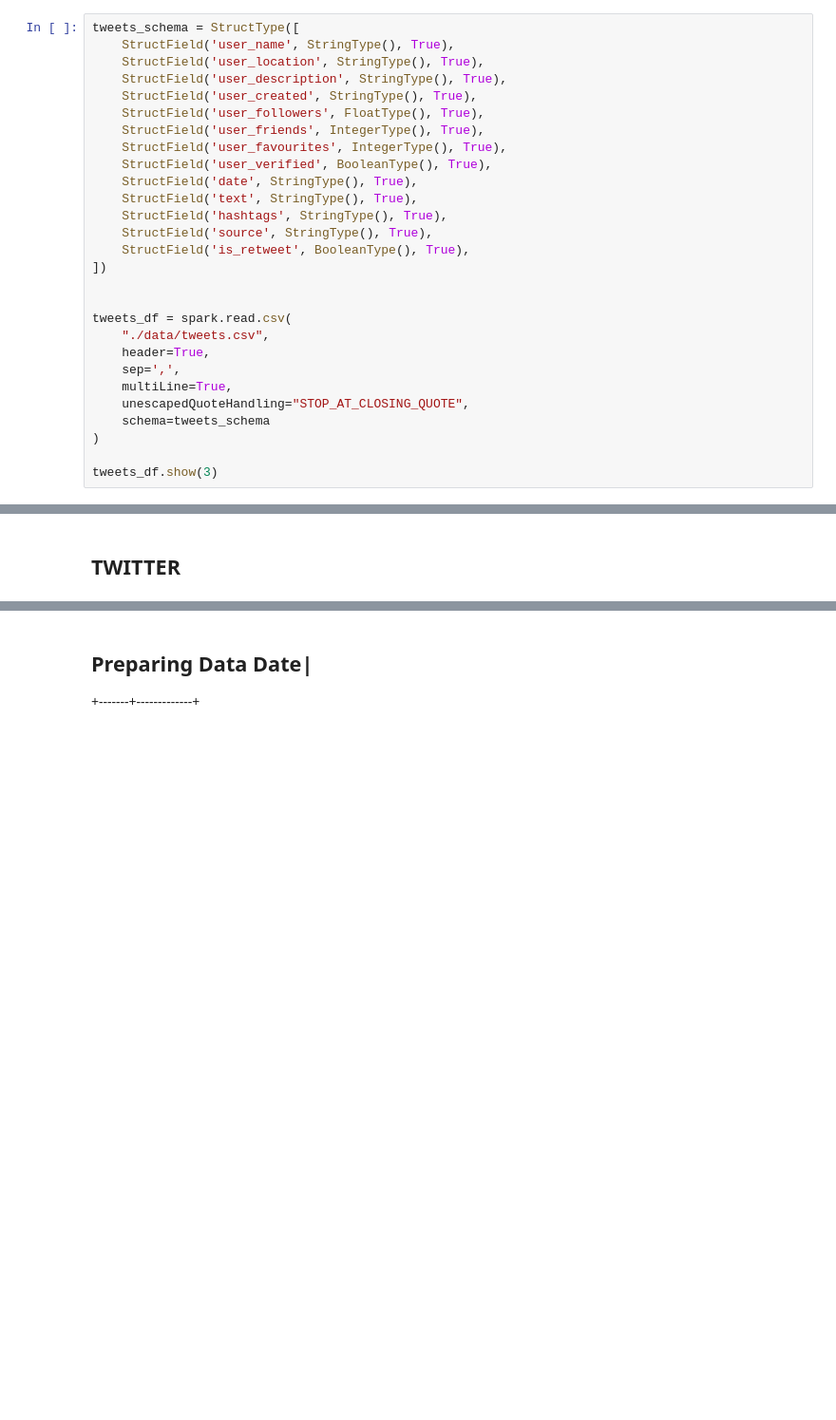
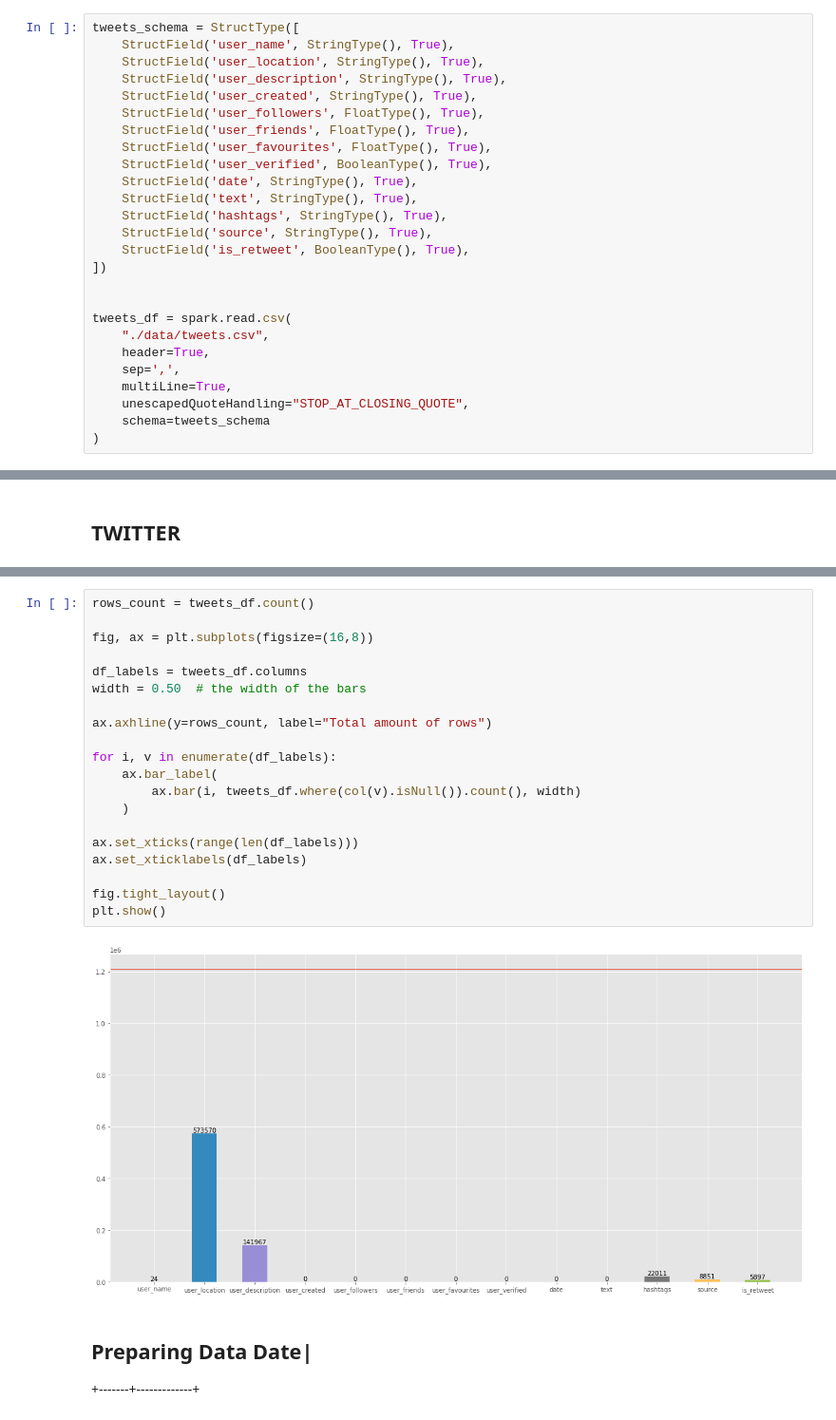
Before and after one commit to snenenenenenene/btc-twitter-data-mining, a Jupyter notebook: main.ipynb, the cells around one changed output, grey strips where cells are left out. Shown at 95% size. Drawn from its saved outputs; the diff is of its cells as text; blank space fills up the shorter version.

Commit message:
updated schema as some columns turned out to contain floats

```diff
--- a/main.ipynb
+++ b/main.ipynb
@@ -69,8 +71,8 @@ tweets_schema = StructType([
     StructField('user_description', StringType(), True),
     StructField('user_created', StringType(), True),
     StructField('user_followers', FloatType(), True),
-    StructField('user_friends', IntegerType(), True),
-    StructField('user_favourites', IntegerType(), True),
+    StructField('user_friends', FloatType(), True),
+    StructField('user_favourites', FloatType(), True),
     StructField('user_verified', BooleanType(), True),
     StructField('date', StringType(), True),
     StructField('text', StringType(), True),
@@ -88,5 +90,3 @@ tweets_df = spark.read.csv(
     unescapedQuoteHandling="STOP_AT_CLOSING_QUOTE",
     schema=tweets_schema
 )
-
-tweets_df.show(3)
@@ -377,3 +104,25 @@ tweets_df.select(F.count(F.when(col("is_retweet").isNull(), "is_retweet")).alias
+# %%
+rows_count = tweets_df.count()
+
+fig, ax = plt.subplots(figsize=(16,8))
+
+df_labels = tweets_df.columns
+width = 0.50  # the width of the bars
+
+ax.axhline(y=rows_count, label="Total amount of rows")
+
+for i, v in enumerate(df_labels):
+	ax.bar_label(
+		ax.bar(i, tweets_df.where(col(v).isNull()).count(), width)
+	)
+
+ax.set_xticks(range(len(df_labels)))
+ax.set_xticklabels(df_labels)
+
+fig.tight_layout()
+plt.show()
+# %% [output]
+[figure, added]
 # %% [markdown]
 ## Preparing Data    Date|
 +-------+-------------+
```
Also changed, not shown: parts of 50 cells of this notebook.
